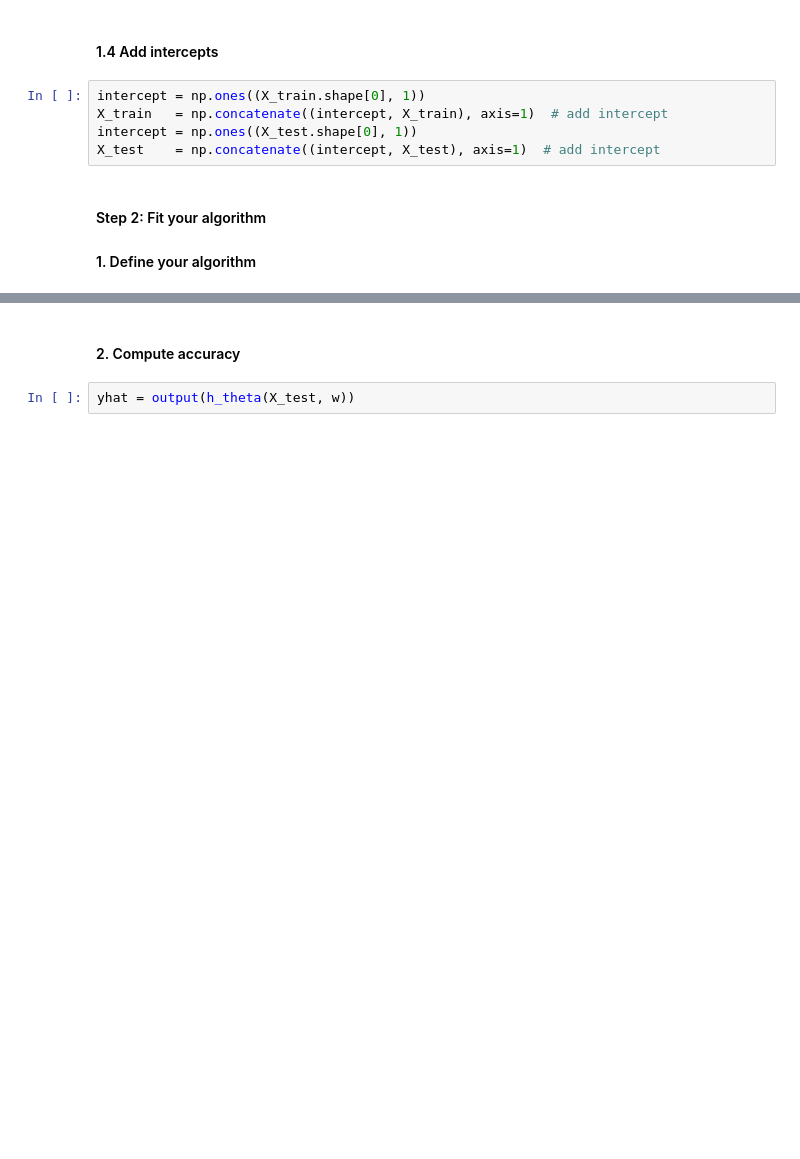
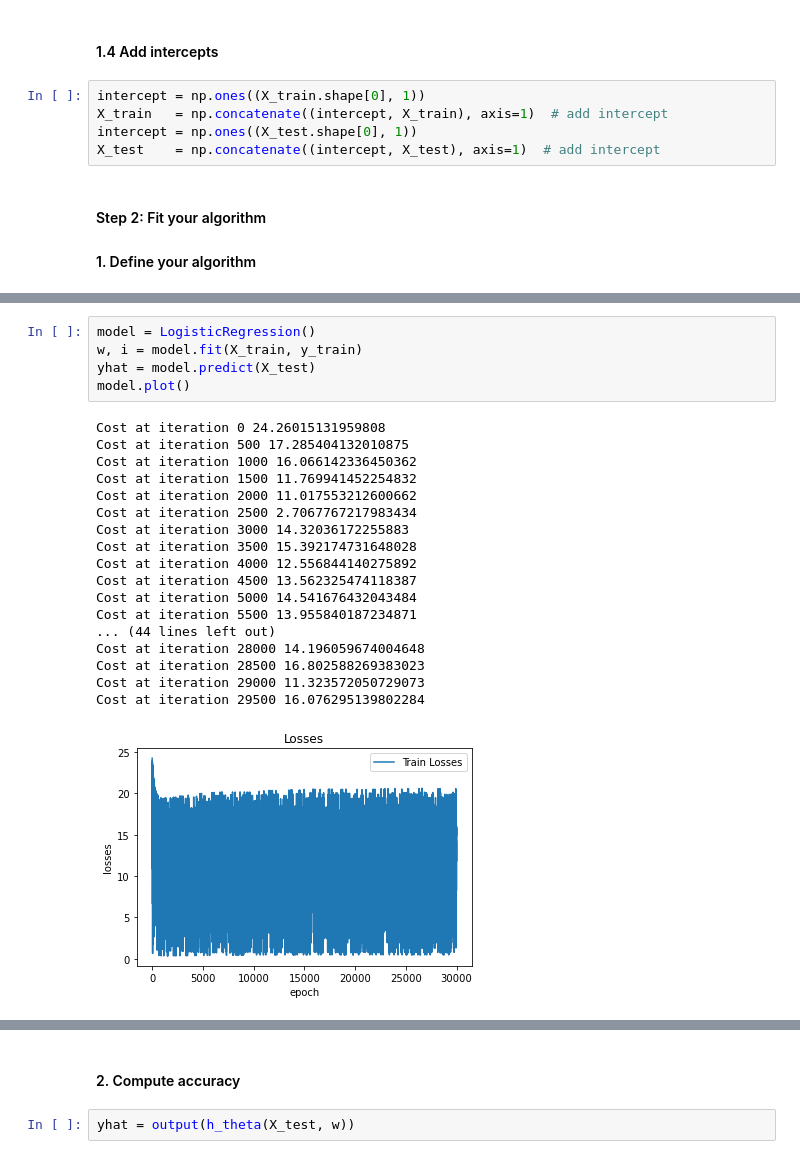
Before and after one commit to supskv-archive-org/cp-for-dsai, a Jupyter notebook: Lectures/02-MLScratch/02-Logistic Regression/01 - Supervised Learning - Classification - Logistic Regression - Binary.ipynb, the cells around one changed output, grey strips where cells are left out. Drawn from its saved outputs; the diff is of its cells as text; blank space fills up the shorter version.

```diff
--- a/Lectures/02-MLScratch/02-Logistic Regression/01 - Supervised Learning - Classification - Logistic Regression - Binary.ipynb
+++ b/Lectures/02-MLScratch/02-Logistic Regression/01 - Supervised Learning - Classification - Logistic Regression - Binary.ipynb
@@ -244,3 +297,27 @@ X_test    = np.concatenate((intercept, X_test), axis=1)  # add intercept
+# %%
+model = LogisticRegression()
+w, i = model.fit(X_train, y_train)
+yhat = model.predict(X_test)
+model.plot()
+# %% [output]
+Cost at iteration 0 24.26015131959808
+Cost at iteration 500 17.285404132010875
+Cost at iteration 1000 16.066142336450362
+Cost at iteration 1500 11.769941452254832
+Cost at iteration 2000 11.017553212600662
+Cost at iteration 2500 2.7067767217983434
+Cost at iteration 3000 14.32036172255883
+Cost at iteration 3500 15.392174731648028
+Cost at iteration 4000 12.556844140275892
+Cost at iteration 4500 13.562325474118387
+Cost at iteration 5000 14.541676432043484
+Cost at iteration 5500 13.955840187234871
+... (44 lines left out)
+Cost at iteration 28000 14.196059674004648
+Cost at iteration 28500 16.802588269383023
+Cost at iteration 29000 11.323572050729073
+Cost at iteration 29500 16.076295139802284
+[figure, added]
 # %%
 # here I use mini-batch as a demonstration
 # you are free to use any variants of gradient descent
```
Also changed, not shown: parts of 5 cells of this notebook.
